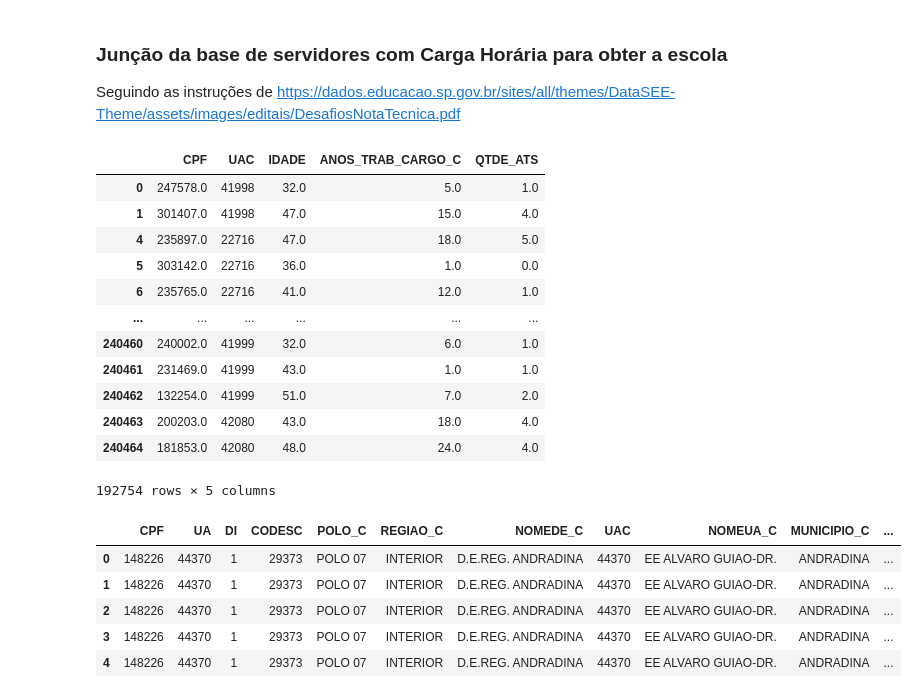
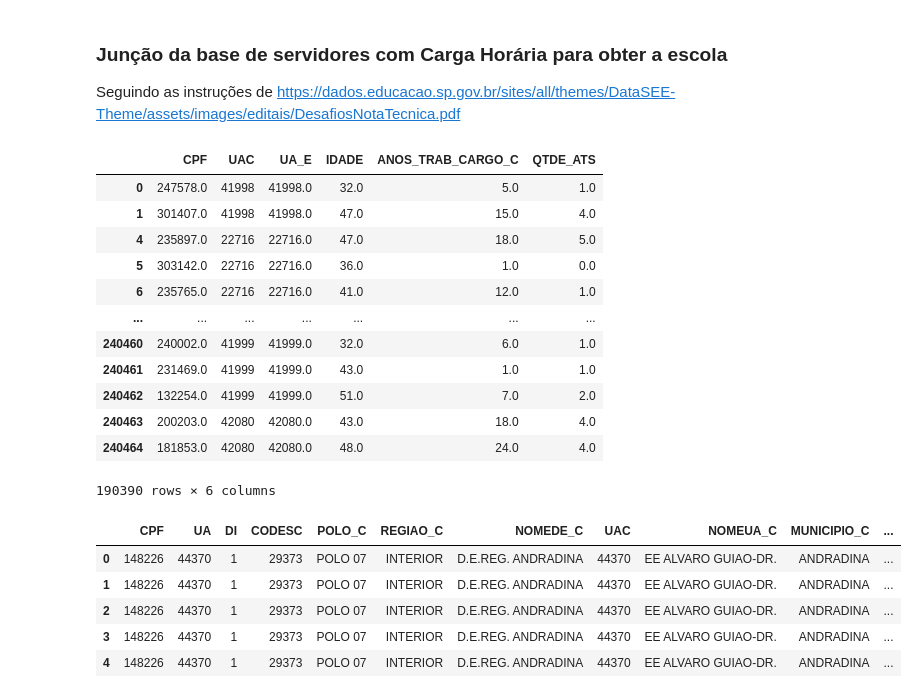
Before and after one commit to miltongneto/Education-SP-BR, a Jupyter notebook: notebooks/01-eda-carga_horaria.ipynb, the cells around one changed output. Cells and saved outputs as stored; diff of their text form; code cells hidden in the pictures.

```diff
--- a/notebooks/01-eda-carga_horaria.ipynb
+++ b/notebooks/01-eda-carga_horaria.ipynb
@@ -34,7 +34,7 @@ df_carga_horaria.head()
 # %% [markdown]
 ### Dados dos Servidores ativos
 # %%
-df_servidores = pd.read_csv(os.path.join(PATH, 'BASE_SERVIDORES_ATIVOS_1118.csv'), sep=';', encoding='latin-1', decimal=',')
+df_servidores = pd.read_csv(os.path.join(PATH, 'BASE_SERVIDORES_ATIVOS_1118.csv'), sep=';', encoding='latin-1', low_memory=False)
 print(df_servidores.shape)
 df_servidores.head()
 # %% [output]
@@ -48,7 +48,7 @@ df_servidores.head()
 # %% [markdown]
 ### Filtrar apenas dados referentes aos professores
 # %%
-df_servidores = df_servidores[df_servidores['NOMECAR_C'].str.contains('PROFESSOR', na=False)]
+df_servidores = df_servidores[df_servidores['NOMECAR_E'].str.contains('PROFESSOR', na=False)]
 # %% [markdown]
 ### Dados da formação do servidor
 # %%
@@ -102,19 +102,19 @@ df_jornada_features.head()
 ### Junção da base de servidores com Carga Horária para obter a escola
 Seguindo as instruções de https://dados.educacao.sp.gov.br/sites/all/themes/DataSEE-Theme/assets/images/editais/DesafiosNotaTecnica.pdf
 # %%
-df_servidores[['CPF', 'UAC', 'IDADE', 'ANOS_TRAB_CARGO_C', 'QTDE_ATS']]
+df_servidores[['CPF', 'UAC', 'UA_E', 'IDADE', 'ANOS_TRAB_CARGO_C', 'QTDE_ATS']]
 # %% [output]
-|  | CPF | UAC | IDADE | ANOS_TRAB_CARGO_C | QTDE_ATS |
-| 0 | 247578.0 | 41998 | 32.0 | 5.0 | 1.0 |
-| 1 | 301407.0 | 41998 | 47.0 | 15.0 | 4.0 |
-| 4 | 235897.0 | 22716 | 47.0 | 18.0 | 5.0 |
-| 5 | 303142.0 | 22716 | 36.0 | 1.0 | 0.0 |
-| 6 | 235765.0 | 22716 | 41.0 | 12.0 | 1.0 |
-| ... | ... | ... | ... | ... | ... |
-| 240460 | 240002.0 | 41999 | 32.0 | 6.0 | 1.0 |
-| 240461 | 231469.0 | 41999 | 43.0 | 1.0 | 1.0 |
-| 240462 | 132254.0 | 41999 | 51.0 | 7.0 | 2.0 |
-| 240463 | 200203.0 | 42080 | 43.0 | 18.0 | 4.0 |
-| 240464 | 181853.0 | 42080 | 48.0 | 24.0 | 4.0 |
+|  | CPF | UAC | UA_E | IDADE | ANOS_TRAB_CARGO_C | QTDE_ATS |
+| 0 | 247578.0 | 41998 | 41998.0 | 32.0 | 5.0 | 1.0 |
+| 1 | 301407.0 | 41998 | 41998.0 | 47.0 | 15.0 | 4.0 |
+| 4 | 235897.0 | 22716 | 22716.0 | 47.0 | 18.0 | 5.0 |
+| 5 | 303142.0 | 22716 | 22716.0 | 36.0 | 1.0 | 0.0 |
+| 6 | 235765.0 | 22716 | 22716.0 | 41.0 | 12.0 | 1.0 |
+| ... | ... | ... | ... | ... | ... | ... |
+| 240460 | 240002.0 | 41999 | 41999.0 | 32.0 | 6.0 | 1.0 |
+| 240461 | 231469.0 | 41999 | 41999.0 | 43.0 | 1.0 | 1.0 |
+| 240462 | 132254.0 | 41999 | 41999.0 | 51.0 | 7.0 | 2.0 |
+| 240463 | 200203.0 | 42080 | 42080.0 | 43.0 | 18.0 | 4.0 |
+| 240464 | 181853.0 | 42080 | 42080.0 | 48.0 | 24.0 | 4.0 |
-192754 rows × 5 columns
+190390 rows × 6 columns
 # %%
```
Also changed, not shown: parts of 8 cells of this notebook, 11 other files.
